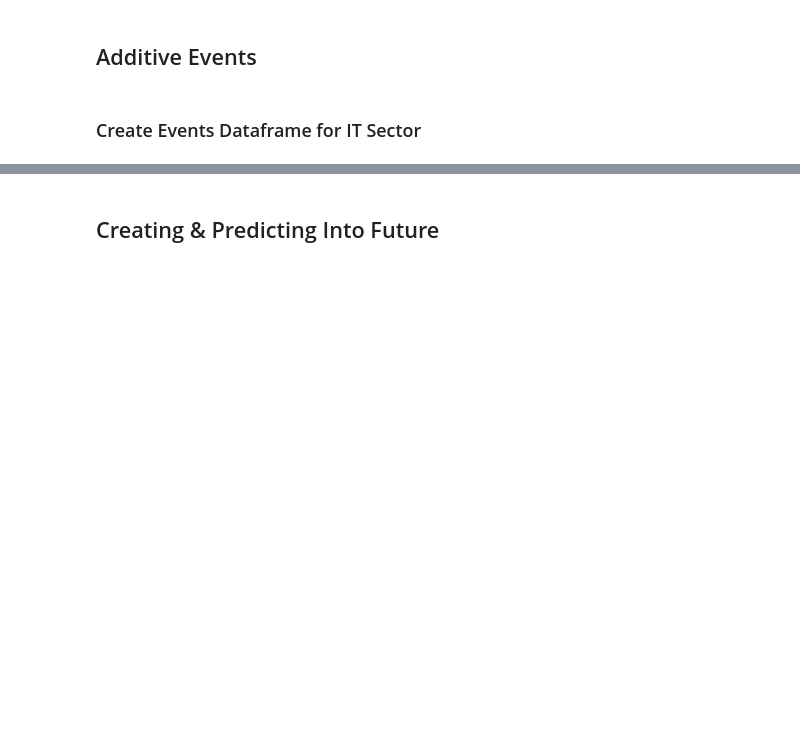
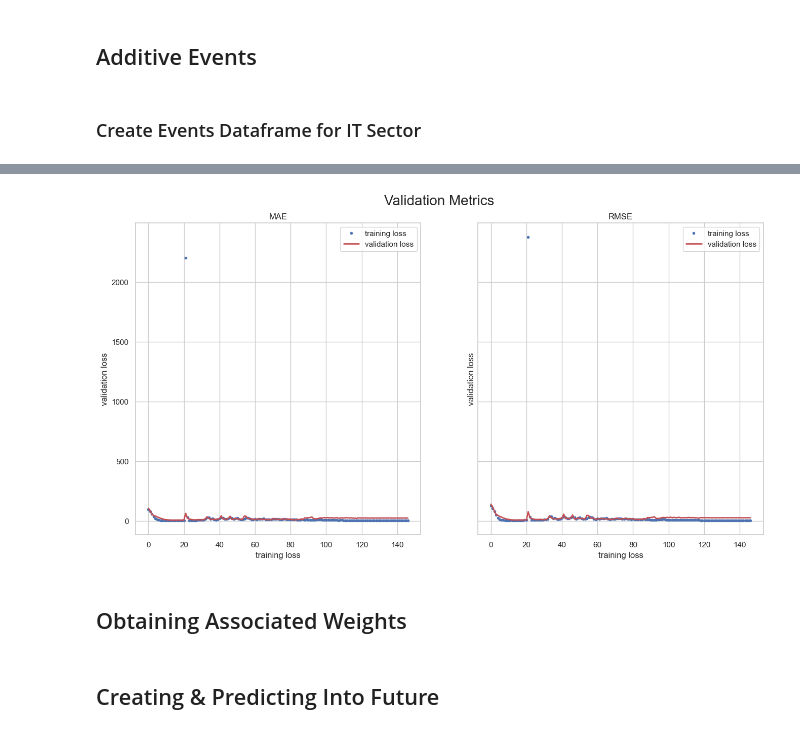
Before and after one commit to sunnydigital/ptsa-f22, a Jupyter notebook: model/model.ipynb, the cells around one changed output, grey strips where cells are left out. Drawn from its saved outputs; the diff is of its cells as text; code cells hidden in the pictures; blank space fills up the shorter version.

```diff
--- a/model/model.ipynb
+++ b/model/model.ipynb
@@ -113,20 +132,20 @@ def plot_validation(metrics_df, metrics = ['SmoothL1Loss', 'MAE', 'RMSE']):
 
     if met_len == 1:
         metric = metrics[0]
-        axs.plot(metrics_df[metric], 'ob', linewidth=6, label='Training Loss', markersize='3')
-        axs.plot(metrics_df[f'{metric}_val'], 'r', linewidth=2, label='Validation Loss')
+        axs.plot(metrics_df[metric], 'ob', linewidth=6, label='training loss', markersize='3')
+        axs.plot(metrics_df[f'{metric}_val'], 'r', linewidth=2, label='validation loss')
 
-        axs.set_xlabel('Training Loss')
-        axs.set_ylabel('Validation Loss')
+        axs.set_xlabel('training loss')
+        axs.set_ylabel('validation loss')
         axs.set_title(metric)
         axs.legend()
     else:
         for metric, ax in zip(metrics, axs.ravel()):
-            ax.plot(metrics_df[metric], 'ob', linewidth=6, label='Training Loss', markersize='3')
-            ax.plot(metrics_df[f'{metric}_val'], 'r', linewidth=2, label='Validation Loss')
+            ax.plot(metrics_df[metric], 'ob', linewidth=6, label='training loss', markersize='3')
+            ax.plot(metrics_df[f'{metric}_val'], 'r', linewidth=2, label='validation loss')
 
-            ax.set_xlabel('Training Loss')
-            ax.set_ylabel('Validation Loss')
+            ax.set_xlabel('training loss')
+            ax.set_ylabel('validation loss')
             ax.set_title(metric)
             ax.legend()
 # %% [markdown]
@@ -357,0 +641,6 @@ for symbol in train.columns:
+# %%
+plot_validation(metrics_df=metrics, metrics = ['MAE', 'RMSE'])
+# %% [output]
+[figure, added]
+# %% [markdown]
+## Obtaining Associated Weights
```
Also changed, not shown: parts of 18 cells of this notebook, 3 other files.
